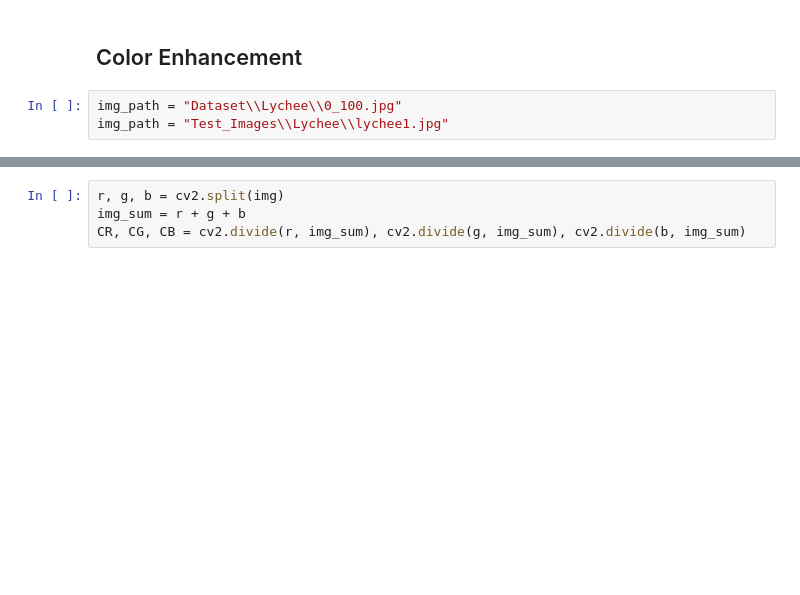
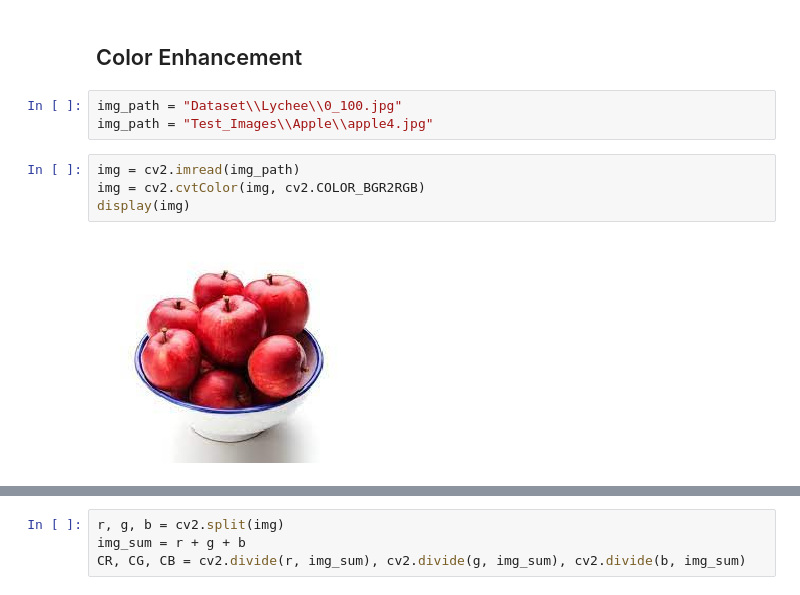
Before and after one commit to Neix20/MiniProject, a Jupyter notebook: Color Enhancement.ipynb, the cells around one changed output, grey strips where cells are left out. Drawn from its saved outputs; the diff is of its cells as text; blank space fills up the shorter version.

```diff
--- a/Color Enhancement.ipynb
+++ b/Color Enhancement.ipynb
@@ -76,7 +76,13 @@ error: OpenCV(4.5.2) C:\Users\runneradmin\AppData\Local\Temp\pip-req-build-ttbyx
 ## Color Enhancement
 # %%
 img_path = "Dataset\\Lychee\\0_100.jpg"
-img_path = "Test_Images\\Lychee\\lychee1.jpg"
+img_path = "Test_Images\\Apple\\apple4.jpg"
+# %%
+img = cv2.imread(img_path)
+img = cv2.cvtColor(img, cv2.COLOR_BGR2RGB)
+display(img)
+# %% [output]
+[figure, added]
 # %%
 img = cv2.imread(img_path)
 img = cv2.resize(img, (100, 100),interpolation = cv2.INTER_AREA)
```
Also changed, not shown: parts of 6 cells of this notebook, 4 other files.
